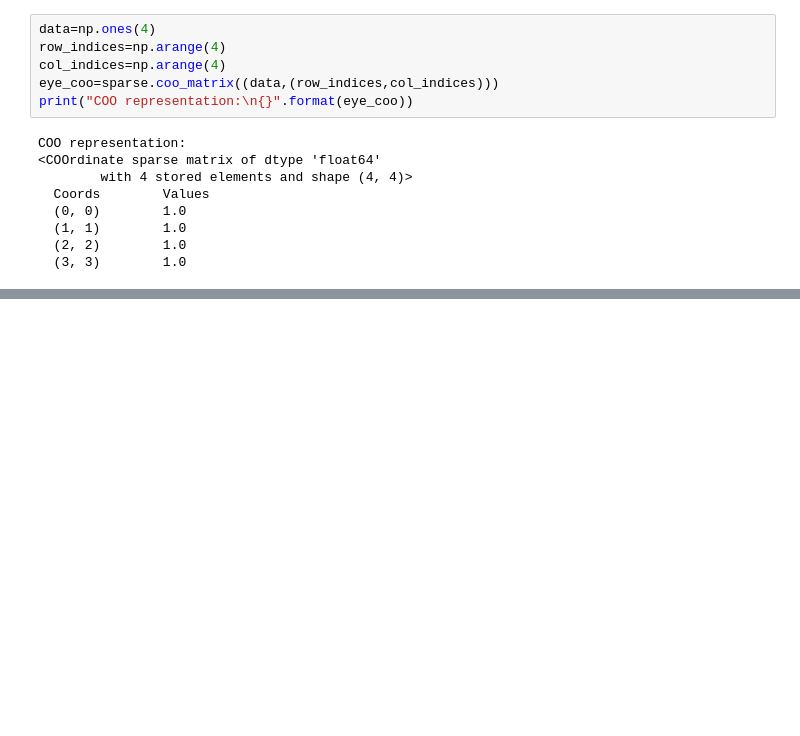
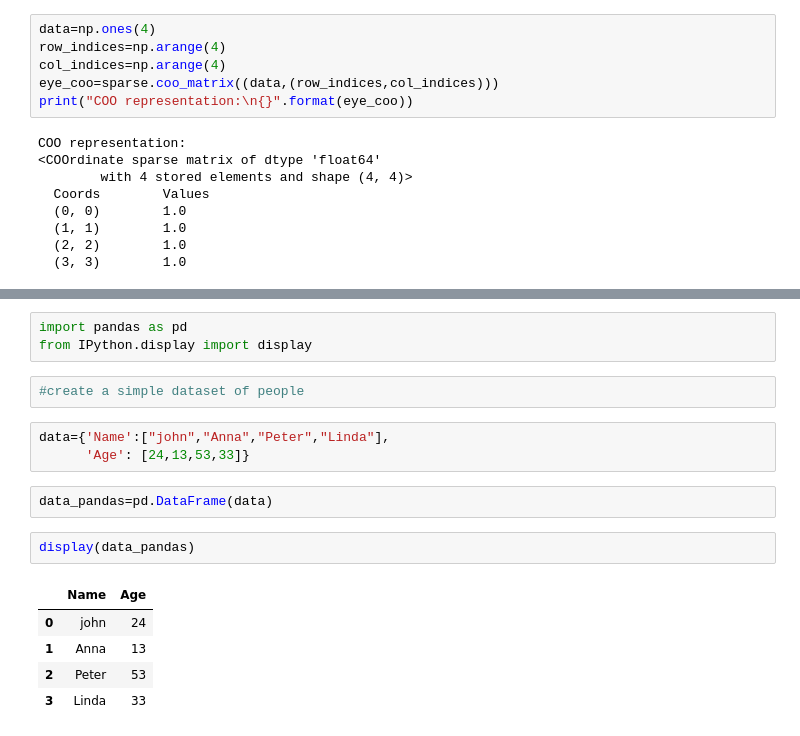
Before and after one commit to meraviverma/MachineLearning_Intro, a Jupyter notebook: Chapter1_Introduction/Chapter1.ipynb, the cells around one changed output, grey strips where cells are left out. Drawn from its saved outputs; the diff is of its cells as text; blank space fills up the shorter version.

```diff
--- a/Chapter1_Introduction/Chapter1.ipynb
+++ b/Chapter1_Introduction/Chapter1.ipynb
@@ -120,0 +178,18 @@ COO representation:
+# %%
+import pandas as pd
+from IPython.display import display
+# %%
+#create a simple dataset of people
+# %%
+data={'Name':["john","Anna","Peter","Linda"],
+      'Age': [24,13,53,33]}
+# %%
+data_pandas=pd.DataFrame(data)
+# %%
+display(data_pandas)
+# %% [output]
+|  | Name | Age |
+| 0 | john | 24 |
+| 1 | Anna | 13 |
+| 2 | Peter | 53 |
+| 3 | Linda | 33 |
```
Also changed, not shown: parts of 31 cells of this notebook.
